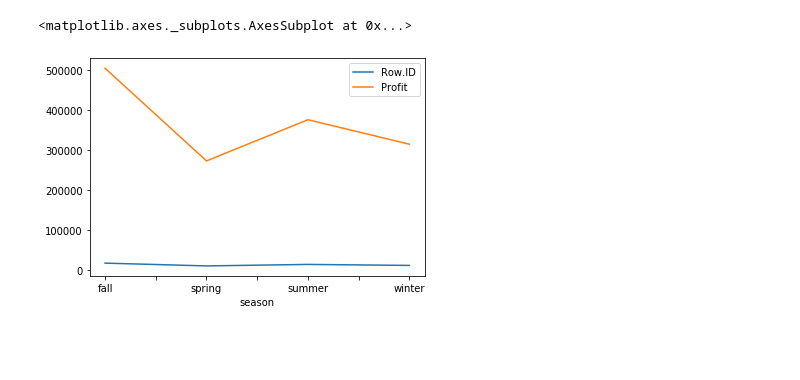
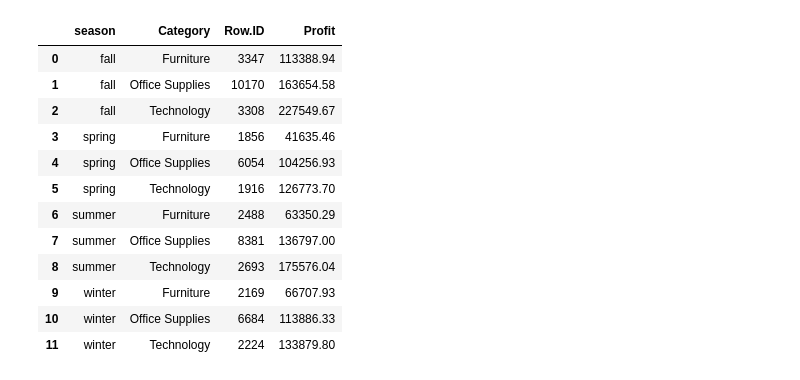
Before and after one commit to pathakg24/ml-learning-lab, a Jupyter notebook: lab_code.ipynb, the cells around one changed output. Saved outputs shown, nothing was run; the diff lists cells and outputs as text; code cells hidden in the pictures; blank space fills up the shorter version.

```diff
--- a/lab_code.ipynb
+++ b/lab_code.ipynb
@@ -40,7 +40,4 @@ orders.sample(10)
 | 20670 | 8954 | MX-2014-CD1198051-41991 | 12/18/14 | 12/22/14 | Second Class | CD-1198051 | Carol Darley | Consumer | NaN | ... |
 | 2194 | 26101 | IN-2015-AJ1078058-42245 | 8/29/15 | 9/4/15 | Standard Class | AJ-1078058 | Anthony Jacobs | Corporate | NaN | ... |
 # %%
-orders.groupby('season','').agg({'Row.ID':'count', 'Profit':'sum'}).plot()
+season_category = orders.groupby(['season','Category']).agg({'Row.ID':'count', 'Profit':'sum'})
-# %% [output]
-<matplotlib.axes._subplots.AxesSubplot at 0x...>
-[figure, removed]
@@ -46,0 +46,17 @@ orders.groupby('season','').agg({'Row.ID':'count', 'Profit':'sum'}).plot()
+# %%
+# season_category = season_category.set_index('season')
+season_category
+# %% [output]
+|  | season | Category | Row.ID | Profit |
+| 0 | fall | Furniture | 3347 | 113388.94 |
+| 1 | fall | Office Supplies | 10170 | 163654.58 |
+| 2 | fall | Technology | 3308 | 227549.67 |
+| 3 | spring | Furniture | 1856 | 41635.46 |
+| 4 | spring | Office Supplies | 6054 | 104256.93 |
+| 5 | spring | Technology | 1916 | 126773.70 |
+| 6 | summer | Furniture | 2488 | 63350.29 |
+| 7 | summer | Office Supplies | 8381 | 136797.00 |
+| 8 | summer | Technology | 2693 | 175576.04 |
+| 9 | winter | Furniture | 2169 | 66707.93 |
+| 10 | winter | Office Supplies | 6684 | 113886.33 |
+| 11 | winter | Technology | 2224 | 133879.80 |
```
Also changed, not shown: parts of 5 cells of this notebook.
